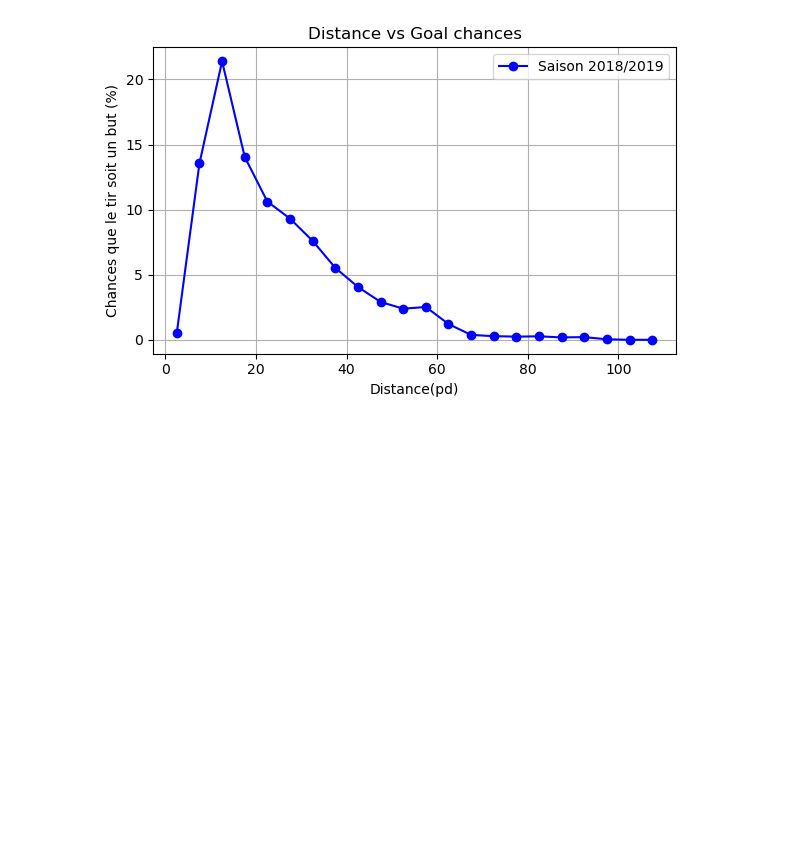
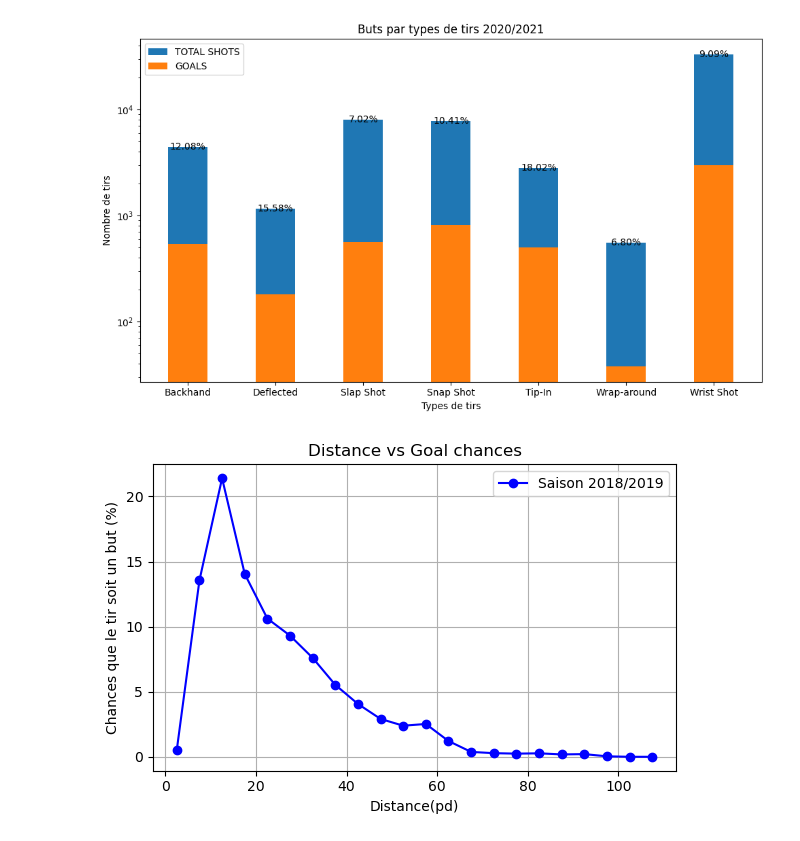
Before and after one commit to mathieupelo/ift6758-A08, a Jupyter notebook: notebooks/visualisation_s_a.ipynb, the cells around one changed output. Saved outputs shown, nothing was run; the diff lists cells and outputs as text; code cells hidden in the pictures; blank space fills up the shorter version.

```diff
--- a/notebooks/visualisation_s_a.ipynb
+++ b/notebooks/visualisation_s_a.ipynb
@@ -17,3 +17,7 @@ shots_goals (data_1, 2020)
+# %%
+shots_goals (data_1, 2020, log=True)
+# %% [output]
+[figure, added]
 # %%
 Distance_goals(data_1, 2018)
 Distance_goals(data_1, 2019)
```
Also changed, not shown: parts of 1 cell of this notebook, 1 other file.
